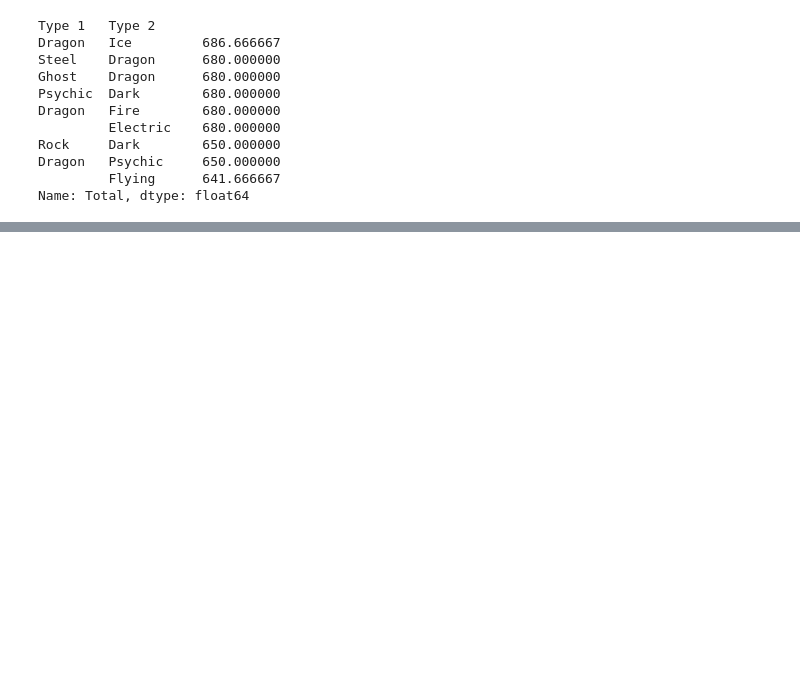
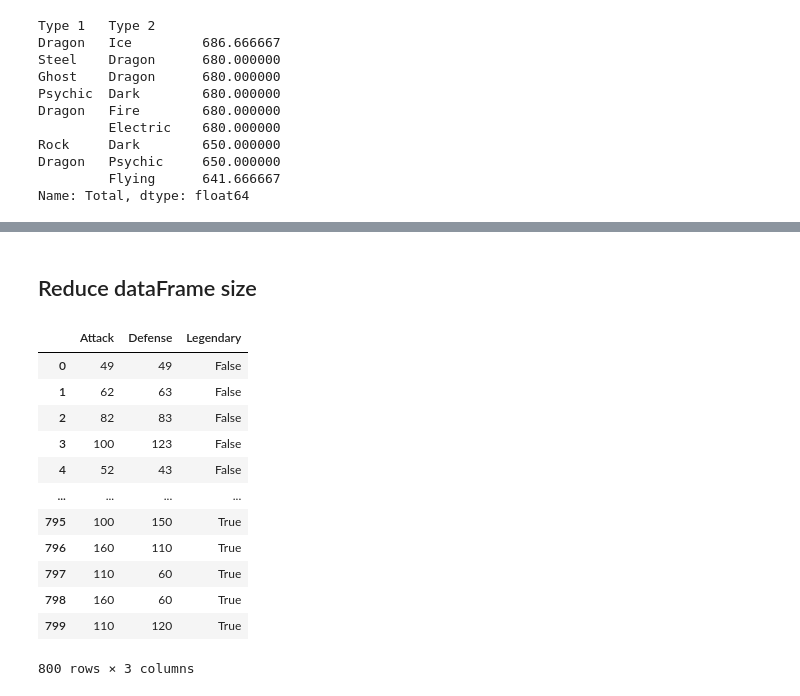
Before and after one commit to dibyaranjanGIT/Pandas, a Jupyter notebook: Pandas_Tutorial.ipynb, the cells around one changed output, grey strips where cells are left out. Drawn from its saved outputs; the diff is of its cells as text; code cells hidden in the pictures; blank space fills up the shorter version.

```diff
--- a/Pandas_Tutorial.ipynb
+++ b/Pandas_Tutorial.ipynb
@@ -385,0 +491,18 @@ Name: Total, dtype: float64
+# %% [markdown]
+## Reduce dataFrame size
+# %%
+pd.read_csv('pokemon_data.csv',usecols=['Attack','Defense','Legendary'])
+# %% [output]
+|  | Attack | Defense | Legendary |
+| 0 | 49 | 49 | False |
+| 1 | 62 | 63 | False |
+| 2 | 82 | 83 | False |
+| 3 | 100 | 123 | False |
+| 4 | 52 | 43 | False |
+| ... | ... | ... | ... |
+| 795 | 100 | 150 | True |
+| 796 | 160 | 110 | True |
+| 797 | 110 | 60 | True |
+| 798 | 160 | 60 | True |
+| 799 | 110 | 120 | True |
+800 rows × 3 columns
```
Also changed, not shown: parts of 20 cells of this notebook, 17 other files.
